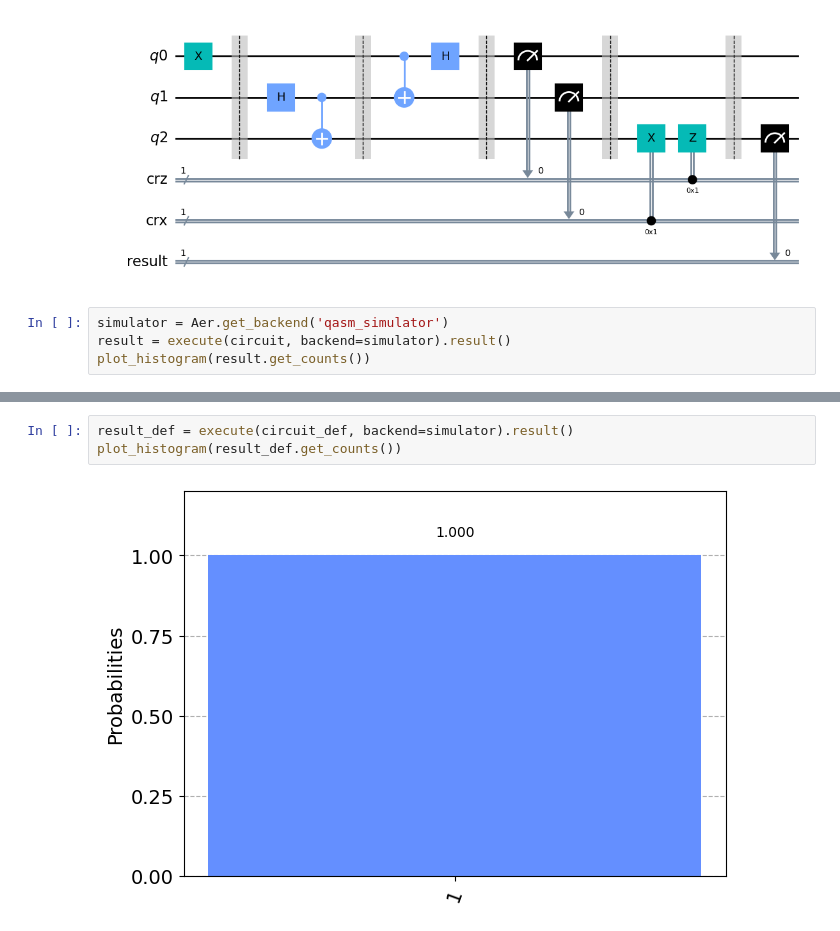
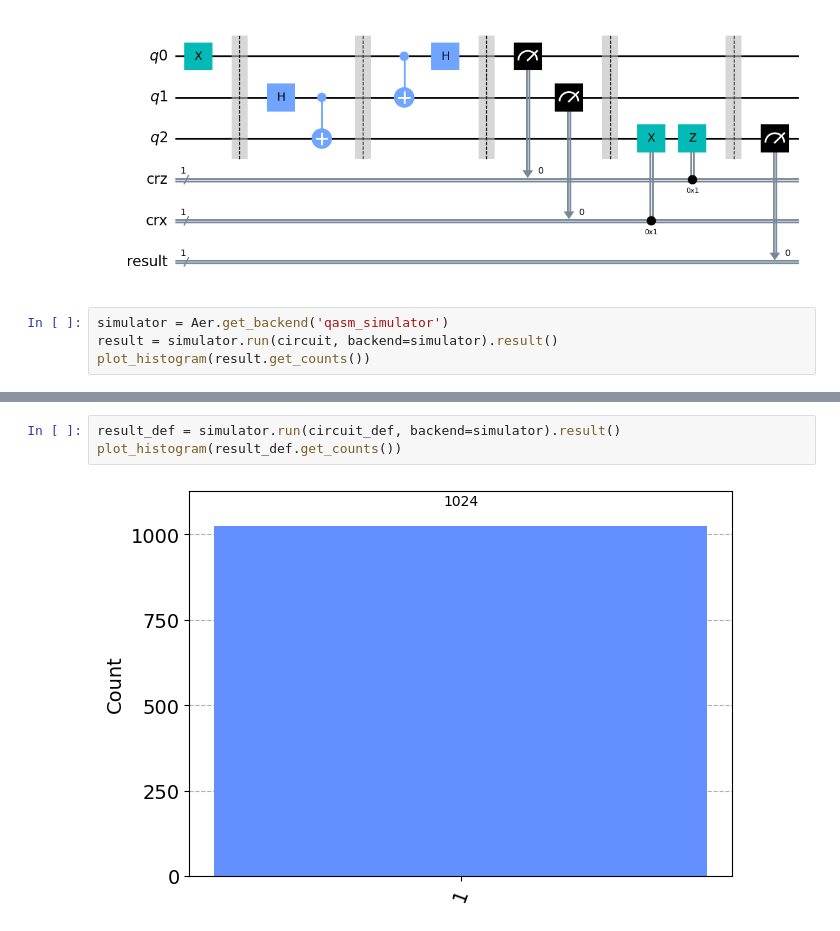
Before and after one commit to LinkedInLearning/quantum-computing-fundamentals-2833097, a Jupyter notebook: src/08_04_quantum_teleportation/08_04_quantum_teleportation_end.ipynb, the cells around one changed output, grey strips where cells are left out. Cells and saved outputs as stored; diff of their text form.

```diff
--- a/src/08_04_quantum_teleportation/08_04_quantum_teleportation_end.ipynb
+++ b/src/08_04_quantum_teleportation/08_04_quantum_teleportation_end.ipynb
@@ -55,6 +56,6 @@ circuit.draw(output='mpl')
 [figure]
 # %%
 simulator = Aer.get_backend('qasm_simulator')
-result = execute(circuit, backend=simulator).result()
+result = simulator.run(circuit, backend=simulator).result()
 plot_histogram(result.get_counts())
 # %% [output]
@@ -91,5 +92,5 @@ circuit_def.draw(output='mpl')
 # %%
-result_def = execute(circuit_def, backend=simulator).result()
+result_def = simulator.run(circuit_def, backend=simulator).result()
 plot_histogram(result_def.get_counts())
 # %% [output]
-[figure, old version]
+[figure, new version]
```
Also changed, not shown: parts of 5 cells of this notebook, 33 other files.
